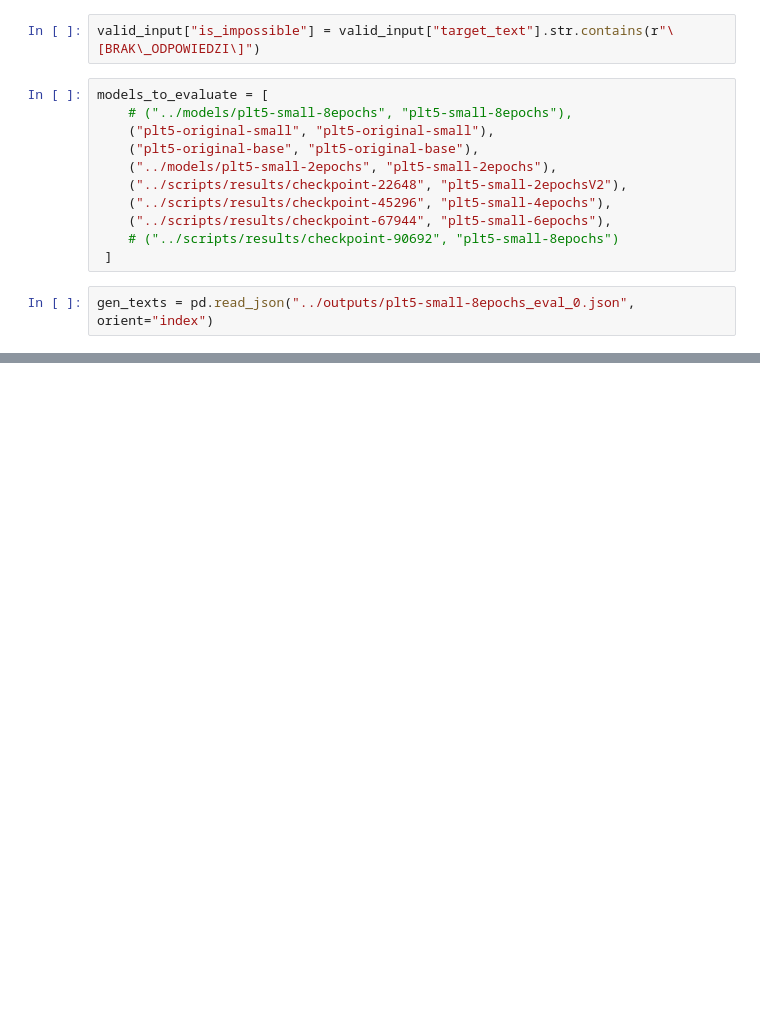
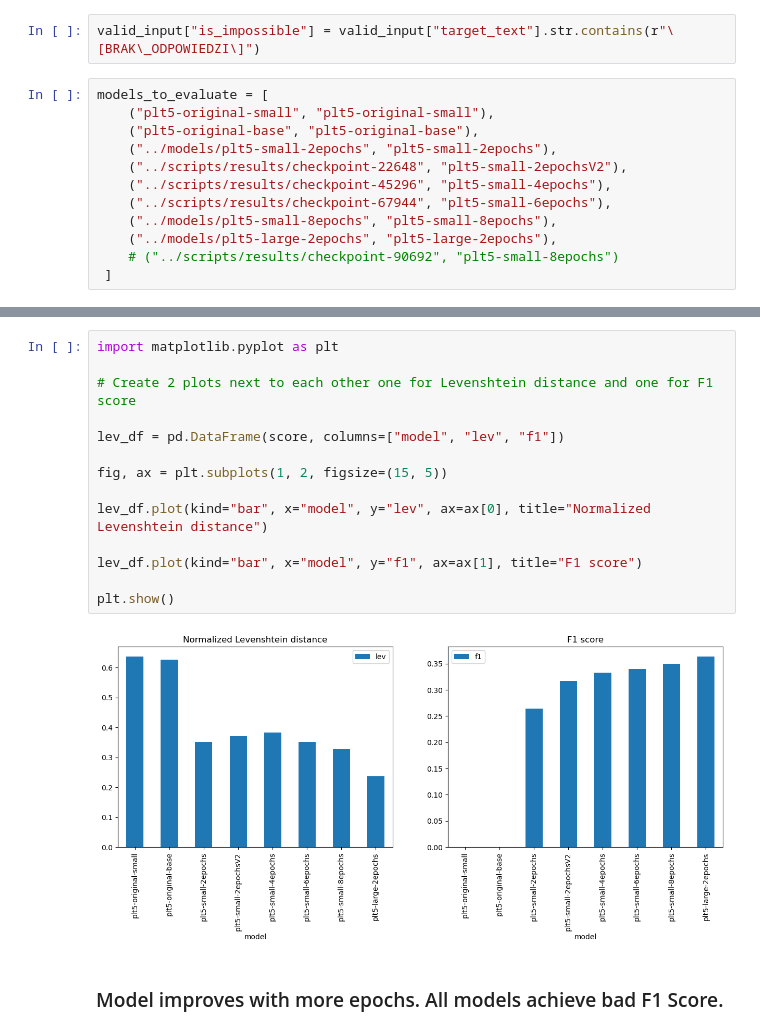
Before and after one commit to LazyDart/poleval-2024-qa, a Jupyter notebook: notebooks/11 Evaluating PLT5 Checkpoints.ipynb, the cells around one changed output, grey strips where cells are left out. Drawn from its saved outputs; the diff is of its cells as text; blank space fills up the shorter version.

Commit message:
Added T5Large with 2 epochs eval

```diff
--- a/notebooks/11 Evaluating PLT5 Checkpoints.ipynb
+++ b/notebooks/11 Evaluating PLT5 Checkpoints.ipynb
@@ -25,14 +25,13 @@ valid_input.index += 1
 valid_input["is_impossible"] = valid_input["target_text"].str.contains(r"\[BRAK\_ODPOWIEDZI\]")
 # %%
 models_to_evaluate = [
-    # ("../models/plt5-small-8epochs", "plt5-small-8epochs"),
     ("plt5-original-small", "plt5-original-small"),
     ("plt5-original-base", "plt5-original-base"),
     ("../models/plt5-small-2epochs", "plt5-small-2epochs"),
     ("../scripts/results/checkpoint-22648", "plt5-small-2epochsV2"),
     ("../scripts/results/checkpoint-45296", "plt5-small-4epochs"),
     ("../scripts/results/checkpoint-67944", "plt5-small-6epochs"),
+    ("../models/plt5-small-8epochs", "plt5-small-8epochs"),
+    ("../models/plt5-large-2epochs", "plt5-large-2epochs"),
     # ("../scripts/results/checkpoint-90692", "plt5-small-8epochs")
  ]
-# %%
-gen_texts = pd.read_json("../outputs/plt5-small-8epochs_eval_0.json", orient="index")
@@ -93,0 +104,18 @@ Bin F1 score for PLT5-Small trained with 8 Epochs: 0.35004916420845616
+# %%
+import matplotlib.pyplot as plt
+
+# Create 2 plots next to each other one for Levenshtein distance and one for F1 score
+
+lev_df = pd.DataFrame(score, columns=["model", "lev", "f1"])
+
+fig, ax = plt.subplots(1, 2, figsize=(15, 5))
+
+lev_df.plot(kind="bar", x="model", y="lev", ax=ax[0], title="Normalized Levenshtein distance")
+
+lev_df.plot(kind="bar", x="model", y="f1", ax=ax[1], title="F1 score")
+
+plt.show()
+# %% [output]
+[figure, added]
+# %% [markdown]
+### Model improves with more epochs. All models achieve bad F1 Score.
```
Also changed, not shown: parts of 9 cells of this notebook, 1 other file.
